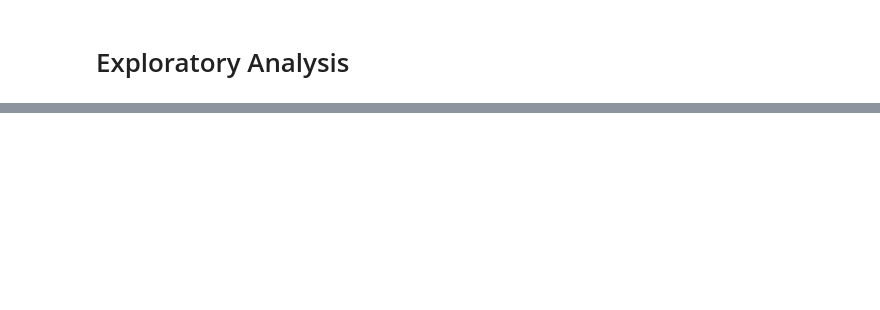
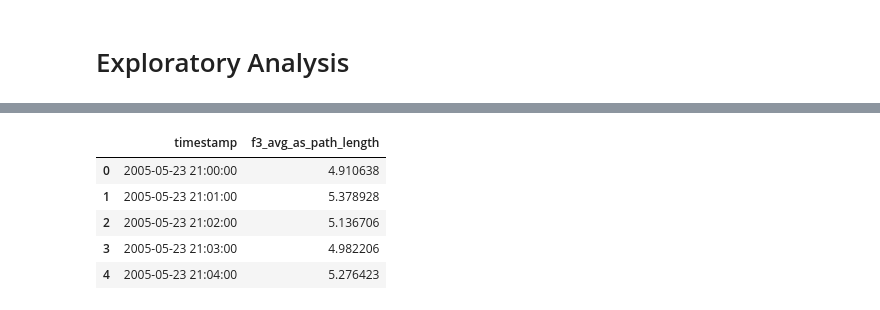
Before and after one commit to carlos-cagnazzo/ml-for-networks-workshop-mvd-2024, a Jupyter notebook: notebooks/explo1.ipynb, the cells around one changed output, grey strips where cells are left out. Saved outputs shown, nothing was run; the diff lists cells and outputs as text; code cells hidden in the pictures; blank space fills up the shorter version.

```diff
--- a/notebooks/explo1.ipynb
+++ b/notebooks/explo1.ipynb
@@ -38,0 +70,9 @@ plt.show()
+# %%
+df_f3.head()
+# %% [output]
+|  | timestamp | f3_avg_as_path_length |
+| 0 | 2005-05-23 21:00:00 | 4.910638 |
+| 1 | 2005-05-23 21:01:00 | 5.378928 |
+| 2 | 2005-05-23 21:02:00 | 5.136706 |
+| 3 | 2005-05-23 21:03:00 | 4.982206 |
+| 4 | 2005-05-23 21:04:00 | 5.276423 |
```
Also changed, not shown: parts of 5 cells of this notebook, 6 other files.
